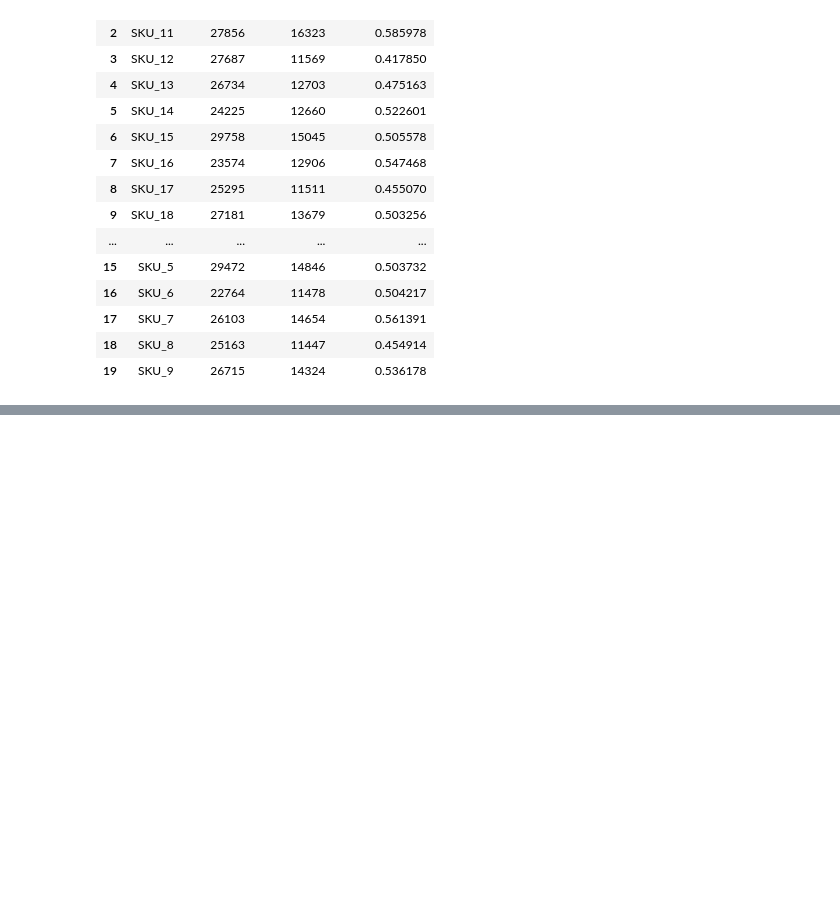
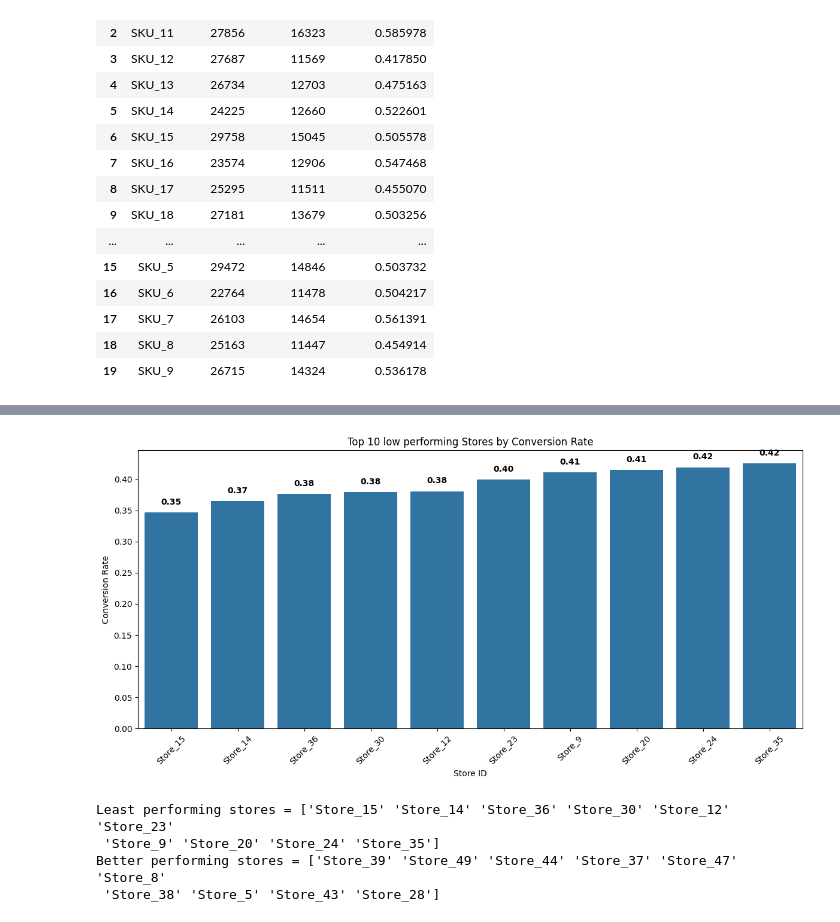
Before and after one commit to RaisunLakra/Store-Data-Conversion-Analysis, a Jupyter notebook: Notebook/Conversion_Analysis.ipynb, the cells around one changed output, grey strips where cells are left out. Drawn from its saved outputs; the diff is of its cells as text; code cells hidden in the pictures; blank space fills up the shorter version.

```diff
--- a/Notebook/Conversion_Analysis.ipynb
+++ b/Notebook/Conversion_Analysis.ipynb
@@ -158,0 +209,25 @@ pickle.dump(df_sku_level, open("../Datasets/processed_data/sku_level_transation.
+# %%
+plt.figure(figsize=(12, 6))
+ax = sns.barplot(x='Store ID', y='Conversion Rate', data=bottom_stores)
+plt.title('Top 10 low performing Stores by Conversion Rate')
+plt.xticks(rotation=45)
+plt.tight_layout()
+bottom_stores = bottom_stores.reset_index()
+for i, row in bottom_stores.iterrows():
+    ax.text(
+        x=i,
+        y=row['Conversion Rate'] + 0.01,
+        s=f"{row['Conversion Rate']:.2f}",
+        ha='center', va='bottom', fontsize=10, fontweight='bold'
+    )
+plt.show()
+# %% [output]
+[figure, added]
+# %%
+print(f"Least performing stores = {bottom_stores['Store ID'].values}")
+print(f"Better performing stores = {top_stores['Store ID'].values}")
+# %% [output]
+Least performing stores = ['Store_15' 'Store_14' 'Store_36' 'Store_30' 'Store_12' 'Store_23'
+ 'Store_9' 'Store_20' 'Store_24' 'Store_35']
+Better performing stores = ['Store_39' 'Store_49' 'Store_44' 'Store_37' 'Store_47' 'Store_8'
+ 'Store_38' 'Store_5' 'Store_43' 'Store_28']
```
Also changed, not shown: parts of 5 cells of this notebook.
